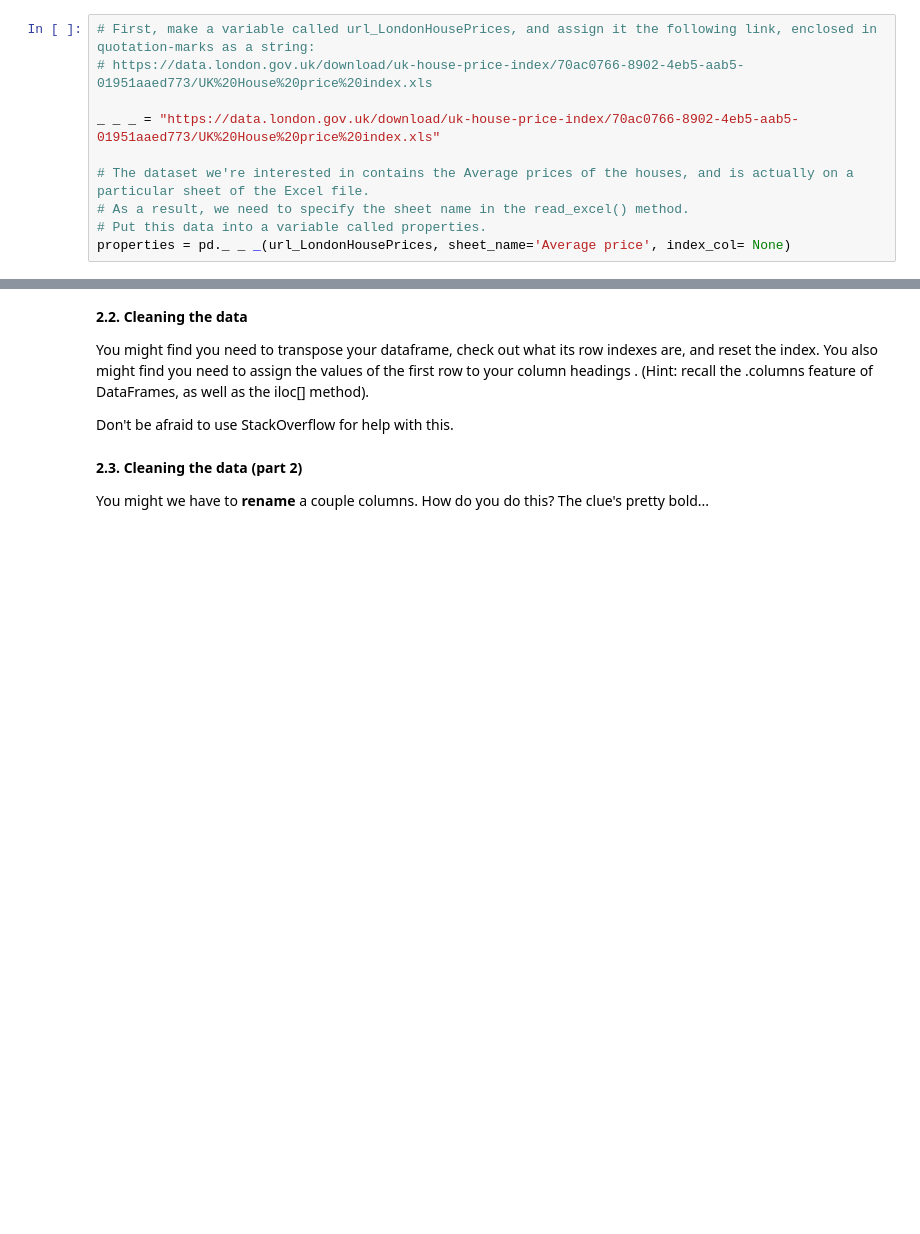
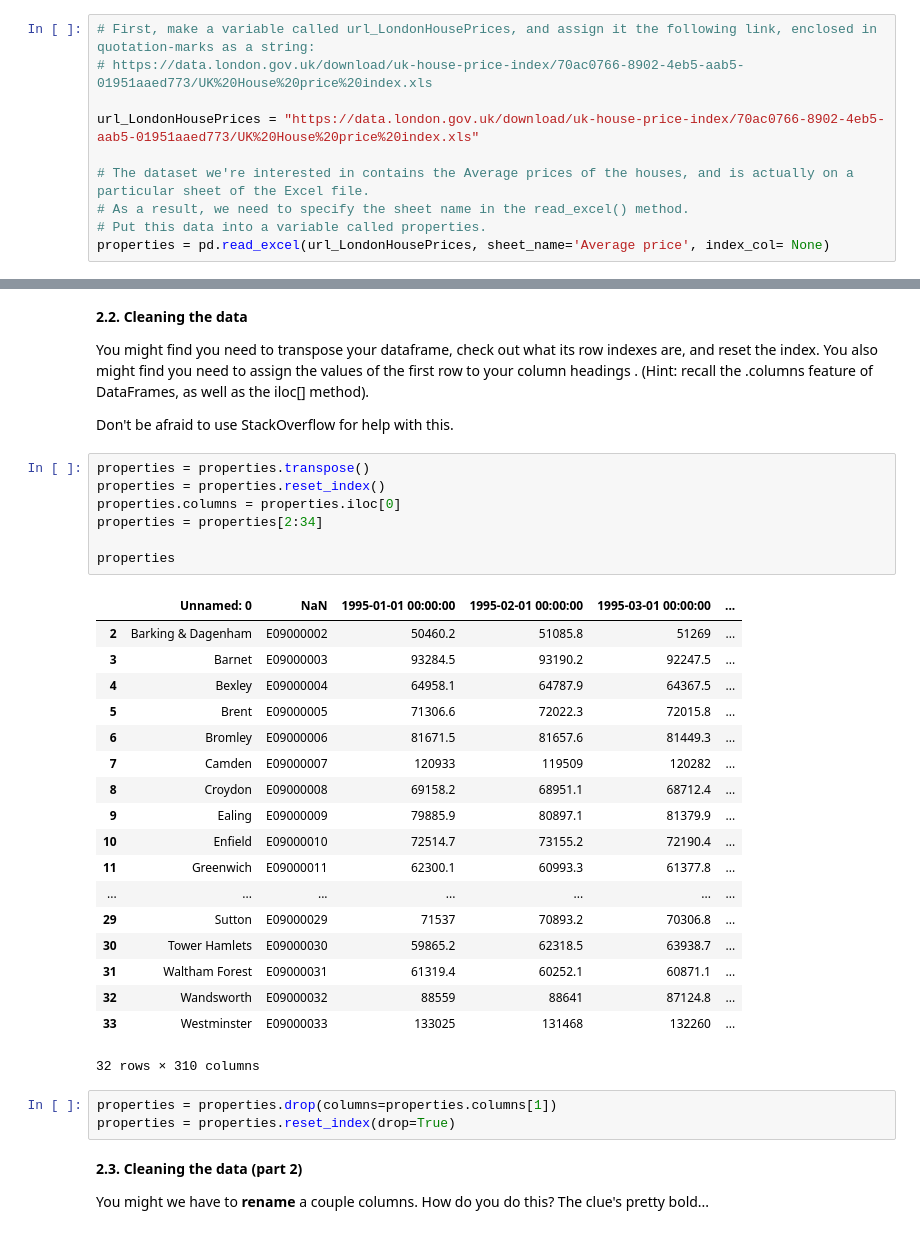
Before and after one commit to Angad99/Springboard, a Jupyter notebook: Unit 4 Challenge - Tier 3.ipynb, the cells around one changed output, grey strips where cells are left out. Saved outputs shown, nothing was run; the diff lists cells and outputs as text; blank space fills up the shorter version.

```diff
--- a/Unit 4 Challenge - Tier 3.ipynb
+++ b/Unit 4 Challenge - Tier 3.ipynb
@@ -71,12 +72,12 @@ Your data comes from the [London Datastore](https://data.london.gov.uk/): a free
 # First, make a variable called url_LondonHousePrices, and assign it the following link, enclosed in quotation-marks as a string:
 # https://data.london.gov.uk/download/uk-house-price-index/70ac0766-8902-4eb5-aab5-01951aaed773/UK%20House%20price%20index.xls
 
-_ _ _ = "https://data.london.gov.uk/download/uk-house-price-index/70ac0766-8902-4eb5-aab5-01951aaed773/UK%20House%20price%20index.xls"
+url_LondonHousePrices = "https://data.london.gov.uk/download/uk-house-price-index/70ac0766-8902-4eb5-aab5-01951aaed773/UK%20House%20price%20index.xls"
 
 # The dataset we're interested in contains the Average prices of the houses, and is actually on a particular sheet of the Excel file.
 # As a result, we need to specify the sheet name in the read_excel() method.
 # Put this data into a variable called properties.
-properties = pd._ _ _(url_LondonHousePrices, sheet_name='Average price', index_col= None)
+properties = pd.read_excel(url_LondonHousePrices, sheet_name='Average price', index_col= None)
 # %% [markdown]
 ### 2. Cleaning, transforming, and visualizing
 This second stage is arguably the most important part of any Data Science project. The first thing to do is take a proper look at the data. Cleaning forms the majority of this stage, and can be done both before or after Transformation.
@@ -106,6 +117,35 @@ Think about your pandas functions for checking out a dataframe.
 You might find you need to transpose your dataframe, check out what its row indexes are, and reset the index. You  also might find you need to assign the values of the first row to your column headings  . (Hint: recall the .columns feature of DataFrames, as well as the iloc[] method).
 
 Don't be afraid to use StackOverflow for help  with this.
+# %%
+properties = properties.transpose()
+properties = properties.reset_index()
+properties.columns = properties.iloc[0]
+properties = properties[2:34]
+
+properties
+# %% [output]
+|  | Unnamed: 0 | NaN | 1995-01-01 00:00:00 | 1995-02-01 00:00:00 | 1995-03-01 00:00:00 | ... |
+| 2 | Barking & Dagenham | E09000002 | 50460.2 | 51085.8 | 51269 | ... |
+| 3 | Barnet | E09000003 | 93284.5 | 93190.2 | 92247.5 | ... |
+| 4 | Bexley | E09000004 | 64958.1 | 64787.9 | 64367.5 | ... |
+| 5 | Brent | E09000005 | 71306.6 | 72022.3 | 72015.8 | ... |
+| 6 | Bromley | E09000006 | 81671.5 | 81657.6 | 81449.3 | ... |
+| 7 | Camden | E09000007 | 120933 | 119509 | 120282 | ... |
+| 8 | Croydon | E09000008 | 69158.2 | 68951.1 | 68712.4 | ... |
+| 9 | Ealing | E09000009 | 79885.9 | 80897.1 | 81379.9 | ... |
+| 10 | Enfield | E09000010 | 72514.7 | 73155.2 | 72190.4 | ... |
+| 11 | Greenwich | E09000011 | 62300.1 | 60993.3 | 61377.8 | ... |
+| ... | ... | ... | ... | ... | ... | ... |
+| 29 | Sutton | E09000029 | 71537 | 70893.2 | 70306.8 | ... |
+| 30 | Tower Hamlets | E09000030 | 59865.2 | 62318.5 | 63938.7 | ... |
+| 31 | Waltham Forest | E09000031 | 61319.4 | 60252.1 | 60871.1 | ... |
+| 32 | Wandsworth | E09000032 | 88559 | 88641 | 87124.8 | ... |
+| 33 | Westminster | E09000033 | 133025 | 131468 | 132260 | ... |
+32 rows × 310 columns
+# %%
+properties = properties.drop(columns=properties.columns[1])
+properties = properties.reset_index(drop=True)
 # %% [markdown]
 **2.3. Cleaning the data (part 2)**
 
```
Also changed, not shown: parts of 13 cells of this notebook.
